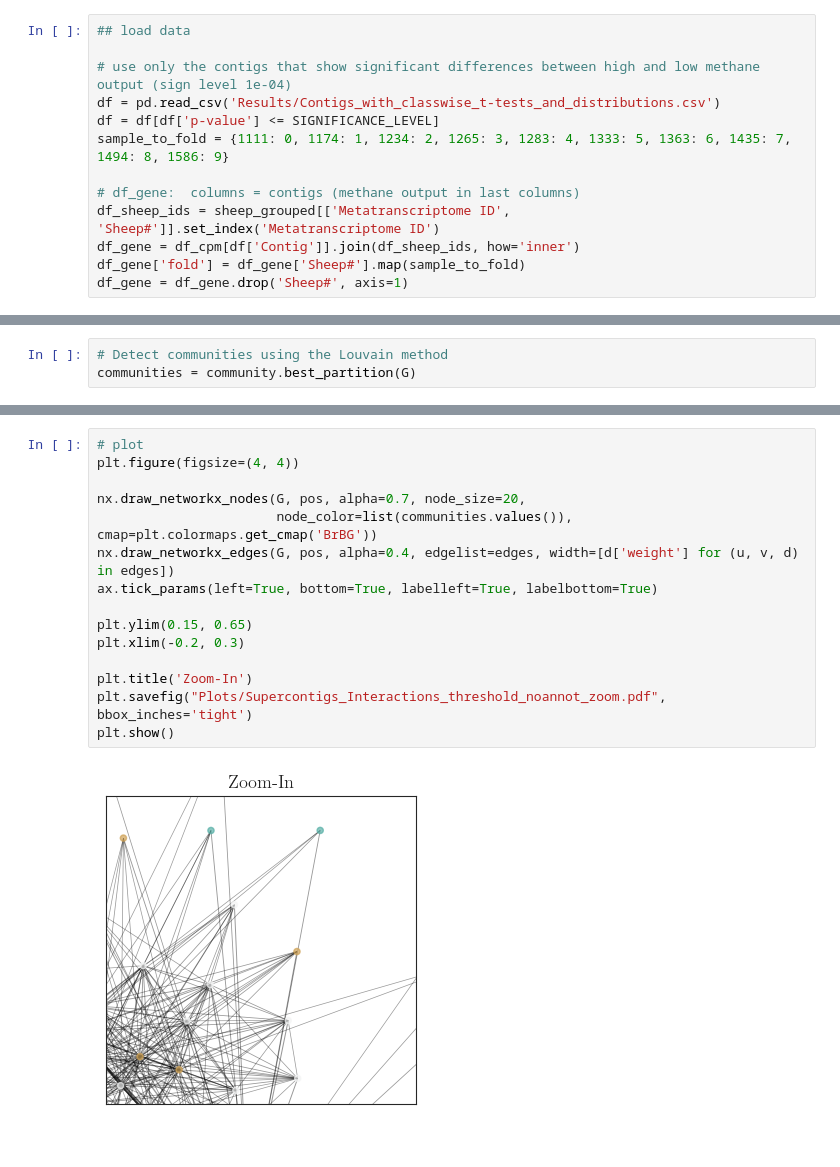
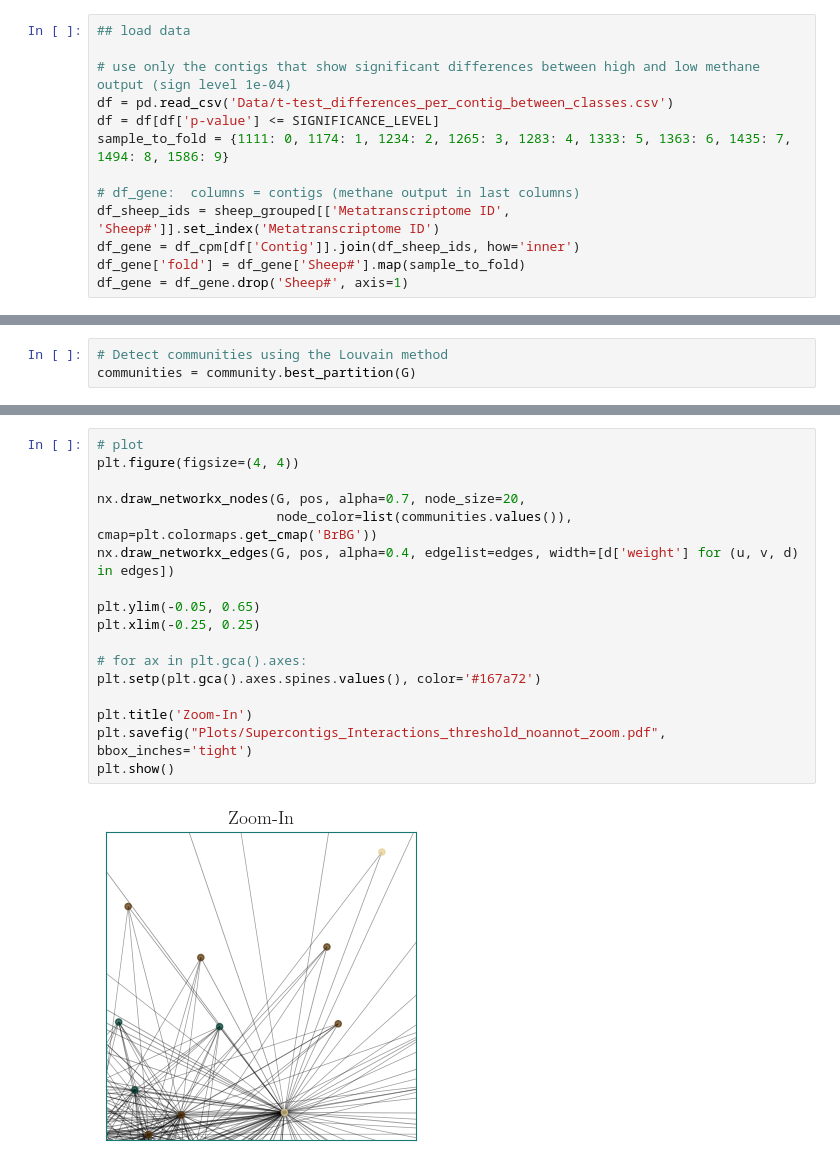
Before and after one commit to KatDost/Sheep_Methane_Paper, a Jupyter notebook: 3_Understanding Patterns.ipynb, the cells around one changed output, grey strips where cells are left out. Saved outputs shown, nothing was run; the diff lists cells and outputs as text.

Commit message:
updated zoom plot

```diff
--- a/3_Understanding Patterns.ipynb
+++ b/3_Understanding Patterns.ipynb
@@ -245,7 +245,7 @@ device = torch.device('cuda' if torch.cuda.is_available() else 'cpu')
 ## load data
 
 # use only the contigs that show significant differences between high and low methane output (sign level 1e-04)
-df = pd.read_csv('Results/Contigs_with_classwise_t-tests_and_distributions.csv')
+df = pd.read_csv('Data/t-test_differences_per_contig_between_classes.csv')
 df = df[df['p-value'] <= SIGNIFICANCE_LEVEL]
 sample_to_fold = {1111: 0, 1174: 1, 1234: 2, 1265: 3, 1283: 4, 1333: 5, 1363: 6, 1435: 7, 1494: 8, 1586: 9}
 
@@ -630,17 +634,19 @@ plt.show()
 # %%
 # plot
 plt.figure(figsize=(4, 4))
 
 nx.draw_networkx_nodes(G, pos, alpha=0.7, node_size=20,
                        node_color=list(communities.values()), cmap=plt.colormaps.get_cmap('BrBG'))
 nx.draw_networkx_edges(G, pos, alpha=0.4, edgelist=edges, width=[d['weight'] for (u, v, d) in edges])
-ax.tick_params(left=True, bottom=True, labelleft=True, labelbottom=True)
 
-plt.ylim(0.15, 0.65)
-plt.xlim(-0.2, 0.3)
+plt.ylim(-0.05, 0.65)
+plt.xlim(-0.25, 0.25)
+
+# for ax in plt.gca().axes:
+plt.setp(plt.gca().axes.spines.values(), color='#167a72')
 
 plt.title('Zoom-In')
 plt.savefig("Plots/Supercontigs_Interactions_threshold_noannot_zoom.pdf", bbox_inches='tight')
 plt.show()
 # %% [output]
-[figure, old version]
+[figure, new version]
```
Also changed, not shown: parts of 3 cells of this notebook, 2 other files.
